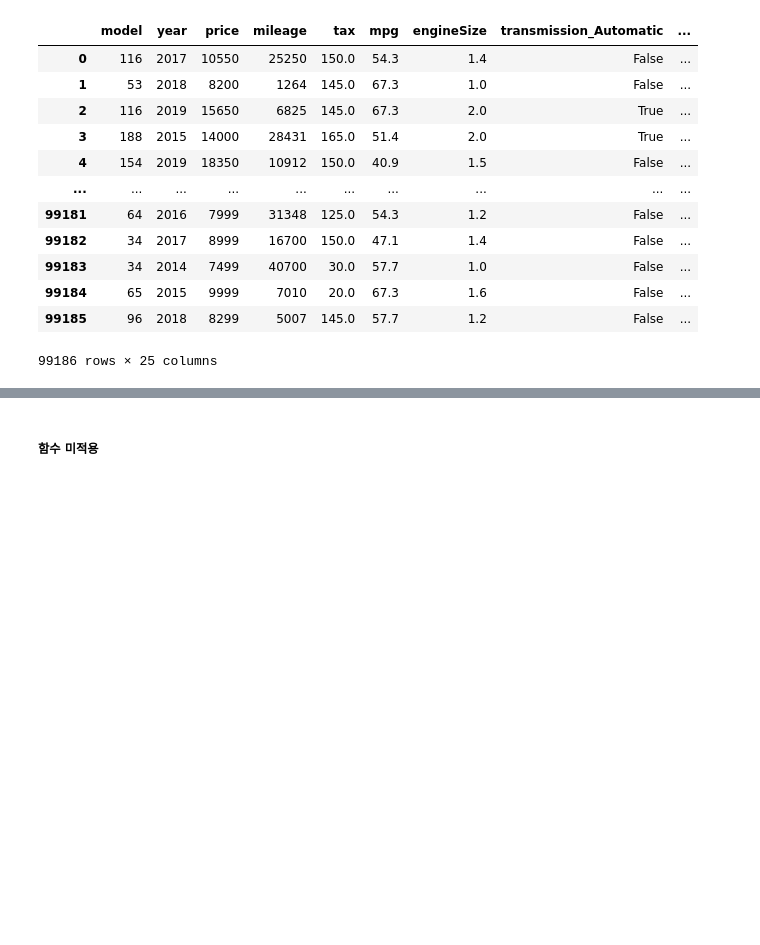
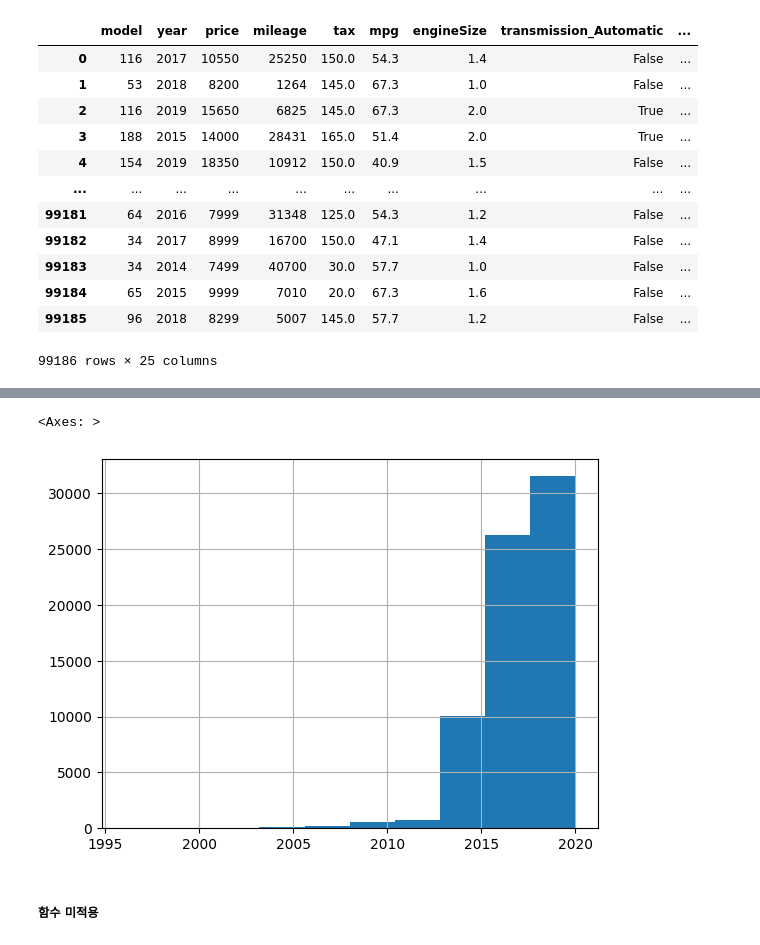
Before and after one commit to sweeeet-zoo/sparta5, a Jupyter notebook: 심화_프로젝트/주연_심화 프로젝트_lgbm.ipynb, the cells around one changed output, grey strips where cells are left out. Drawn from its saved outputs; the diff is of its cells as text; code cells hidden in the pictures; blank space fills up the shorter version.

```diff
--- a/심화_프로젝트/주연_심화 프로젝트_lgbm.ipynb
+++ b/심화_프로젝트/주연_심화 프로젝트_lgbm.ipynb
@@ -270,6 +270,11 @@ LGBM Base Results
 평균 절대 오차(MAE): 1453.819
 평균 절대비율 오차(MAPE): 9.303%
 결정 계수(R2): 0.941
+# %%
+xtr_lgb['year'].hist()
+# %% [output]
+<Axes: >
+[figure, added]
 # %% [markdown]
 ##### 함수 미적용
 # %%
```
Also changed, not shown: parts of 15 cells of this notebook.
